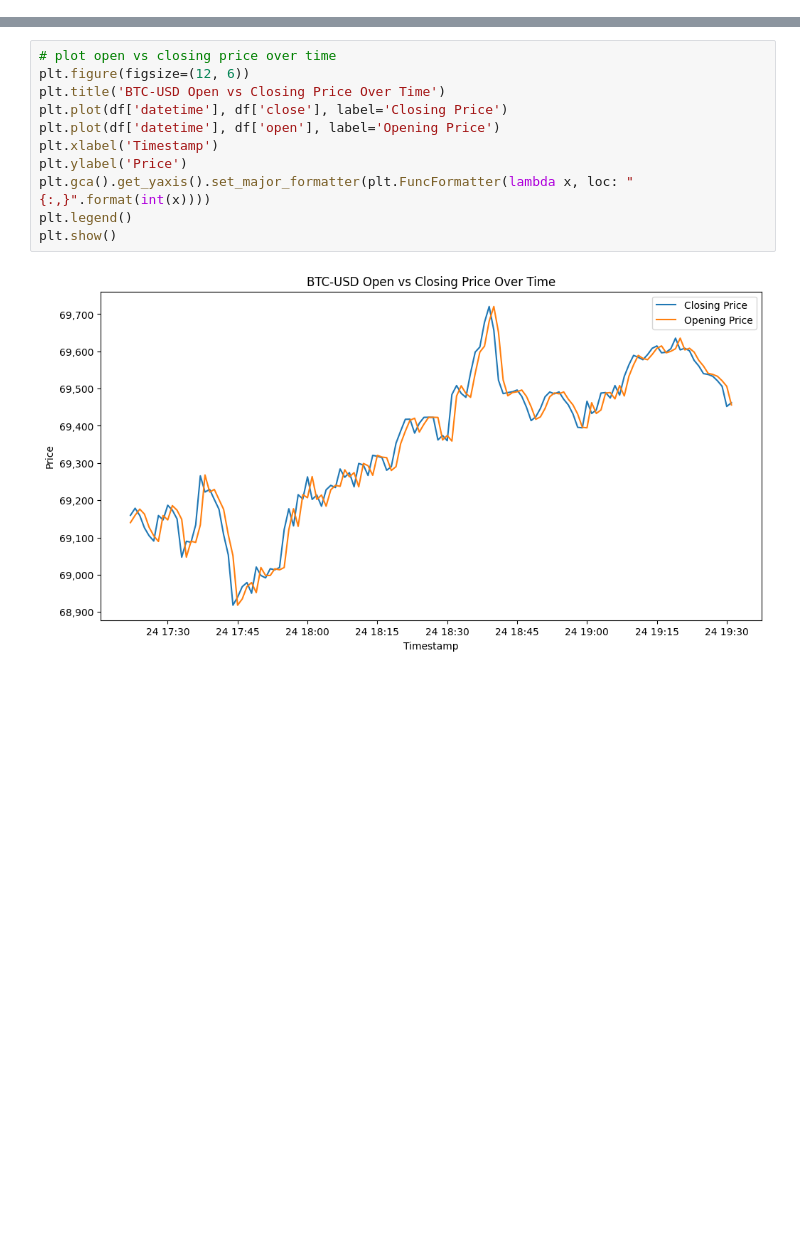
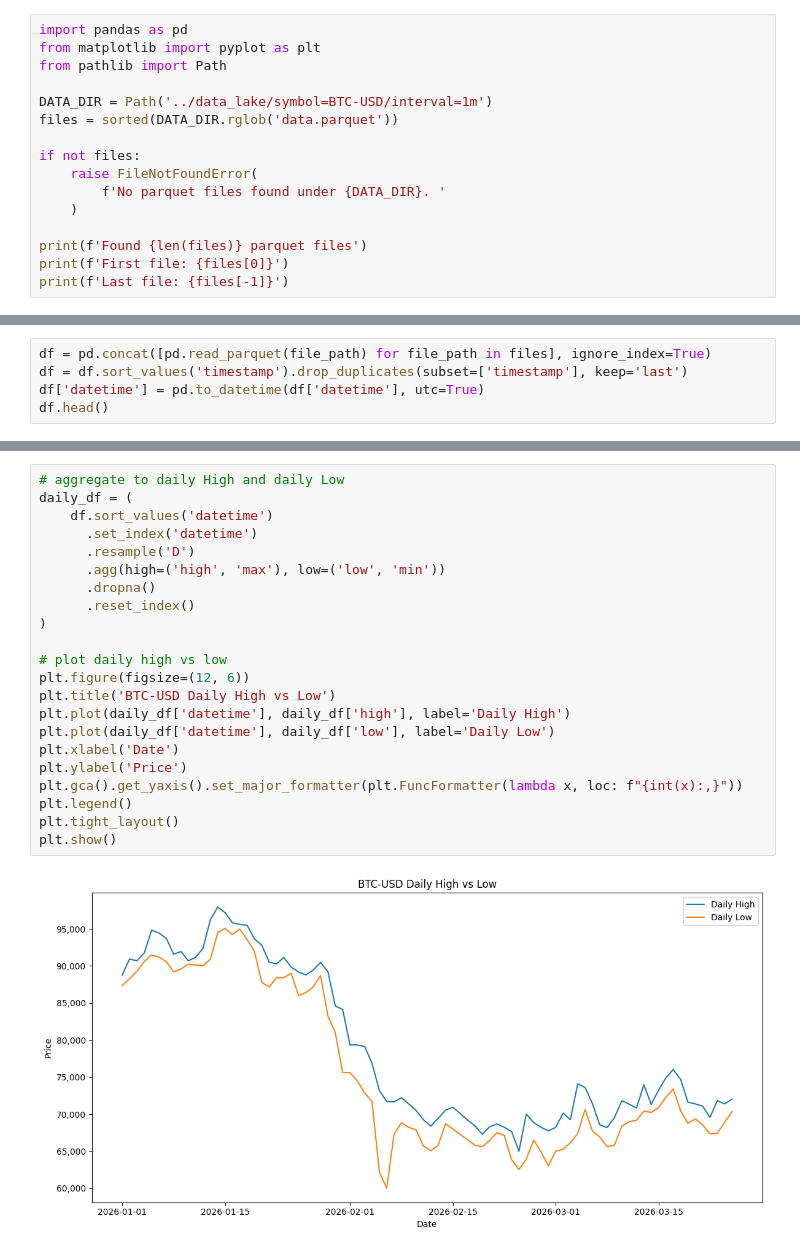
Before and after one commit to Arnav-Ajay/adaptive-btc-trading-agent, a Jupyter notebook: notebooks/01_eda.ipynb, the cells around one changed output, grey strips where cells are left out. Cells and saved outputs as stored; diff of their text form; blank space fills up the shorter version.

```diff
--- a/notebooks/01_eda.ipynb
+++ b/notebooks/01_eda.ipynb
@@ -15,0 +1,16 @@ df.head()
+# %%
+import pandas as pd
+from matplotlib import pyplot as plt
+from pathlib import Path
+
+DATA_DIR = Path('../data_lake/symbol=BTC-USD/interval=1m')
+files = sorted(DATA_DIR.rglob('data.parquet'))
+
+if not files:
+    raise FileNotFoundError(
+        f'No parquet files found under {DATA_DIR}. '
+    )
+
+print(f'Found {len(files)} parquet files')
+print(f'First file: {files[0]}')
+print(f'Last file: {files[-1]}')
@@ -15,0 +21,5 @@ df.head()
+# %%
+df = pd.concat([pd.read_parquet(file_path) for file_path in files], ignore_index=True)
+df = df.sort_values('timestamp').drop_duplicates(subset=['timestamp'], keep='last')
+df['datetime'] = pd.to_datetime(df['datetime'], utc=True)
+df.head()
@@ -38,13 +79,24 @@ memory usage: 13.5 KB
 # %%
-# plot open vs closing price over time
+# aggregate to daily High and daily Low
+daily_df = (
+	df.sort_values('datetime')
+	  .set_index('datetime')
+	  .resample('D')
+	  .agg(high=('high', 'max'), low=('low', 'min'))
+	  .dropna()
+	  .reset_index()
+)
+
+# plot daily high vs low
 plt.figure(figsize=(12, 6))
-plt.title('BTC-USD Open vs Closing Price Over Time')
-plt.plot(df['datetime'], df['close'], label='Closing Price')
-plt.plot(df['datetime'], df['open'], label='Opening Price')
-plt.xlabel('Timestamp')
+plt.title('BTC-USD Daily High vs Low')
+plt.plot(daily_df['datetime'], daily_df['high'], label='Daily High')
+plt.plot(daily_df['datetime'], daily_df['low'], label='Daily Low')
+plt.xlabel('Date')
 plt.ylabel('Price')
-plt.gca().get_yaxis().set_major_formatter(plt.FuncFormatter(lambda x, loc: "{:,}".format(int(x))))
+plt.gca().get_yaxis().set_major_formatter(plt.FuncFormatter(lambda x, loc: f"{int(x):,}"))
 plt.legend()
+plt.tight_layout()
 plt.show()
 # %% [output]
-[figure, old version]
+[figure, new version]
```
Also changed, not shown: parts of 9 cells of this notebook, 23 other files.
